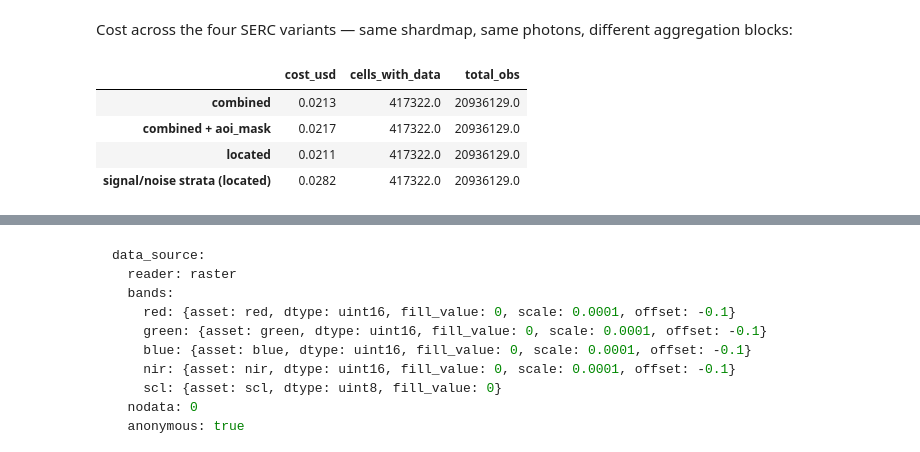
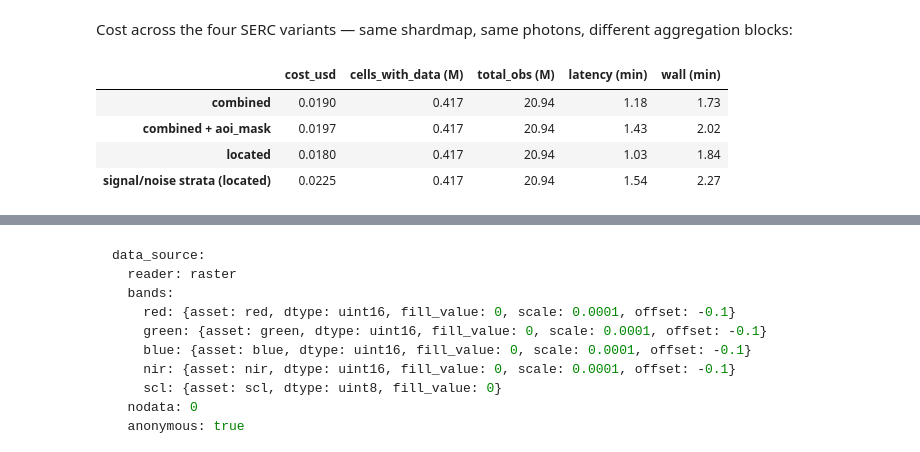
Before and after one commit to englacial/magg, a Jupyter notebook: demo/02_write.ipynb, the cells around one changed output, grey strips where cells are left out. Drawn from its saved outputs; the diff is of its cells as text; code cells hidden in the pictures.

```diff
--- a/demo/02_write.ipynb
+++ b/demo/02_write.ipynb
@@ -215,9 +221,27 @@ run
 # %% [output]
 Run(4 shards -> 's3://sliderule-public/zagg-demo/serc_tdigest.zarr', function='process-shard-4096-disk', region='us-west-2')
 # %%
+traces = {}
+
+
+def track(name, handle):
+    """Live bar + per-run completion timeline (latency = first entry, wall = last)."""
+    t0 = time.perf_counter()
+    times = traces.setdefault(name, [])
+
+    def _drain():
+        from tqdm.auto import tqdm
+
+        for _ in tqdm(handle.as_completed(), total=len(handle), desc=name, unit="shard"):
+            times.append(time.perf_counter() - t0)
+
+    threading.Thread(target=_drain, daemon=True).start()
+    return handle
+
+
 t0_run = time.perf_counter()
 handle = run.dispatch()  # returns after the setup handshake; every shard is a Future
-handle.progress_async()  # live bar on a daemon thread -- the kernel is NOT blocked
+track("combined", handle)  # live bar on a daemon thread -- the kernel is NOT blocked
 handle.status()
 # %% [output]
 zagg.runner: Account concurrency: limit=2000, current=0, padding=100, available=1900 -> using 4 workers
@@ -461,28 +483,32 @@ metered cost: $0.0213 (billed-duration rollup, same figure the CLI prints)
 # %% [markdown]
 Cost across the four SERC variants — same shardmap, same photons, different aggregation blocks:
 # %%
-def rollup(h):
+def rollup(h, name):
     bodies = [f.result().get("body", {}) for f in h.futures.values()]
+    tl = traces.get(name, [])
     return {
-        "cells_with_data": sum(b.get("cells_with_data") or 0 for b in bodies),
-        "total_obs": sum(b.get("total_obs") or 0 for b in bodies),
+        "cost_usd": round(h.cost_usd(), 4),
+        "cells_with_data (M)": round(sum(b.get("cells_with_data") or 0 for b in bodies) / 1e6, 3),
+        "total_obs (M)": round(sum(b.get("total_obs") or 0 for b in bodies) / 1e6, 2),
+        "latency (min)": round(tl[0] / 60, 2) if tl else None,
+        "wall (min)": round(tl[-1] / 60, 2) if tl else None,
     }
 
 
 pd.DataFrame(
     {
-        "combined": {"cost_usd": handle.cost_usd(), **rollup(handle)},
-        "combined + aoi_mask": {"cost_usd": handle_masked.cost_usd(), **rollup(handle_masked)},
-        "located": {"cost_usd": handle_located.cost_usd(), **rollup(handle_located)},
-        "signal/noise strata (located)": {"cost_usd": handle_strata.cost_usd(), **rollup(handle_strata)},
+        "combined": rollup(handle, "combined"),
+        "combined + aoi_mask": rollup(handle_masked, "aoi_mask"),
+        "located": rollup(handle_located, "located"),
+        "signal/noise strata (located)": rollup(handle_strata, "strata"),
     }
-).T.round(4)
+).T
 # %% [output]
-|  | cost_usd | cells_with_data | total_obs |
-| combined | 0.0213 | 417322.0 | 20936129.0 |
-| combined + aoi_mask | 0.0217 | 417322.0 | 20936129.0 |
-| located | 0.0211 | 417322.0 | 20936129.0 |
-| signal/noise strata (located) | 0.0282 | 417322.0 | 20936129.0 |
+|  | cost_usd | cells_with_data (M) | total_obs (M) | latency (min) | wall (min) |
+| combined | 0.0190 | 0.417 | 20.94 | 1.18 | 1.73 |
+| combined + aoi_mask | 0.0197 | 0.417 | 20.94 | 1.43 | 2.02 |
+| located | 0.0180 | 0.417 | 20.94 | 1.03 | 1.84 |
+| signal/noise strata (located) | 0.0225 | 0.417 | 20.94 | 1.54 | 2.27 |
 # %% [markdown]
 ## SERC — Sentinel-2 raster write (the raster module)
 
```
Also changed, not shown: parts of 39 cells of this notebook, 8 other files.
